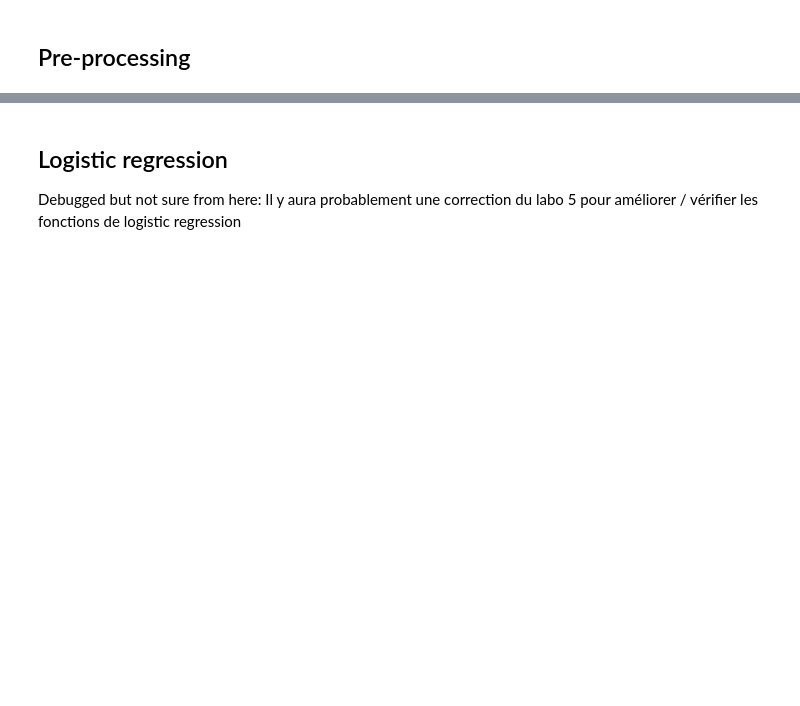
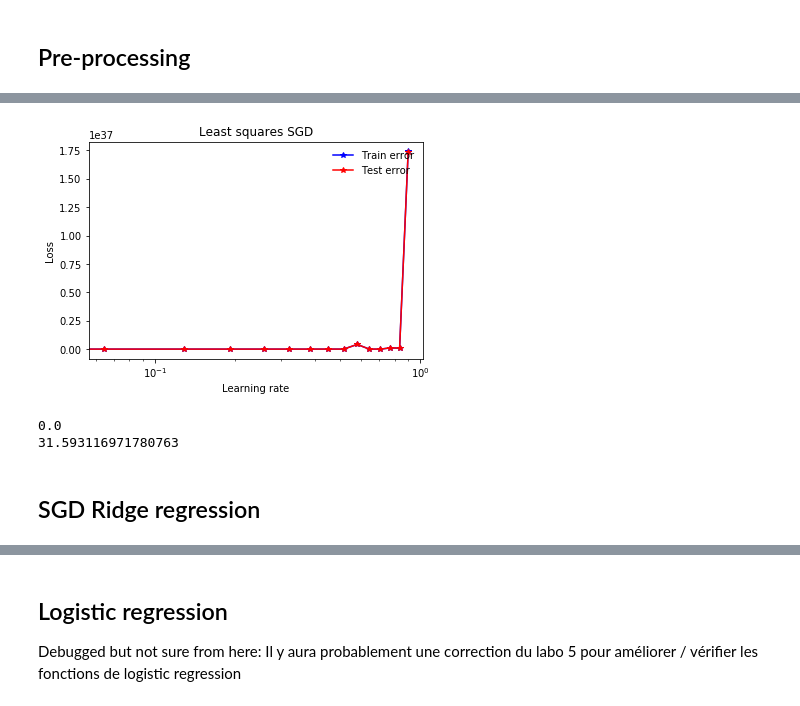
Before and after one commit to PaulineMauryL/MachineLearningProject1, a Jupyter notebook: Projet_1_Clean.ipynb, the cells around one changed output, grey strips where cells are left out. Cells and saved outputs as stored; diff of their text form; code cells hidden in the pictures; blank space fills up the shorter version.

```diff
--- a/Projet_1_Clean.ipynb
+++ b/Projet_1_Clean.ipynb
@@ -110,0 +83,31 @@ loss_test_gd, loss_train_gd = ridge_gd_hyperparam(gammas, lambdas)
+# %%
+def ls_sgd_hyperparam(gammas, nb_cross_validation):
+    loss_test = np.zeros([len(gammas), nb_cross_validation])
+    loss_train = np.zeros([len(gammas), nb_cross_validation])
+    for i, gamma in enumerate(gammas):
+        for j in range(nb_cross_validation):
+            w, loss_tr = least_squares_SGD(y_train, x_train, w_initial, max_iters, gamma)
+            loss_train[i][j] = loss_tr
+            loss_test[i][j] = compute_loss_ls(y_test, x_test, w)
+    return loss_test, loss_train
+# %%
+loss_test_sgd, loss_train_sgd = ls_sgd_hyperparam(gammas, nb_cross_validation)
+# %%
+train_sgd_mean = np.mean(loss_train_sgd, axis=1)
+test_sgd_mean = np.mean(loss_test_sgd, axis=1)
+# %%
+plot_train_test(train_sgd_mean, test_sgd_mean, gammas, "Least squares SGD")
+# %% [output]
+[figure, added]
+# %%
+# Minimum values for ls_sgd
+idx = np.argmin(test_sgd_mean)
+learning_rate = gammas[idx]
+ls_sgd_loss = np.min(test_sgd_mean)
+print(learning_rate)
+print(ls_sgd_loss)
+# %% [output]
+0.0
+31.593116971780763
+# %% [markdown]
+## SGD Ridge regression
```
Also changed, not shown: parts of 45 cells of this notebook.
